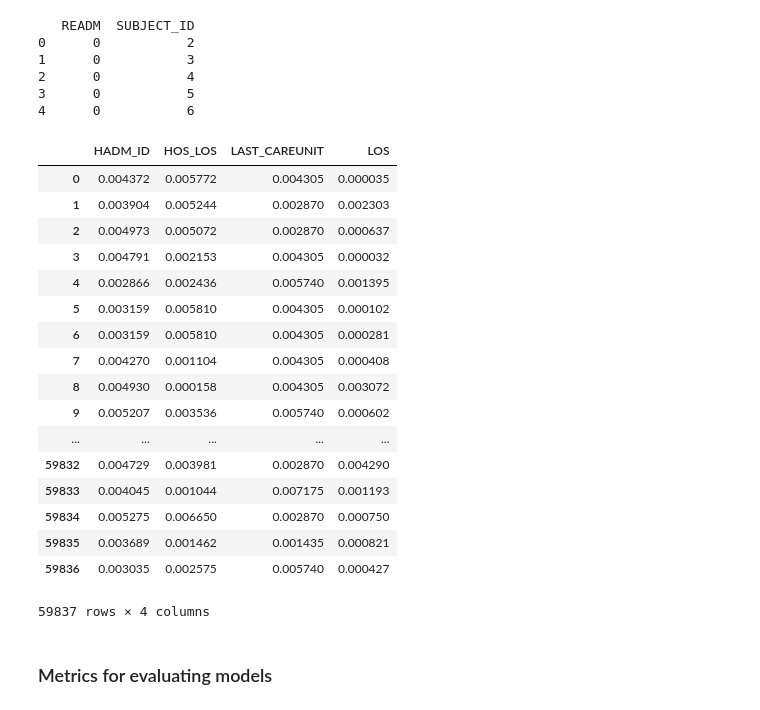
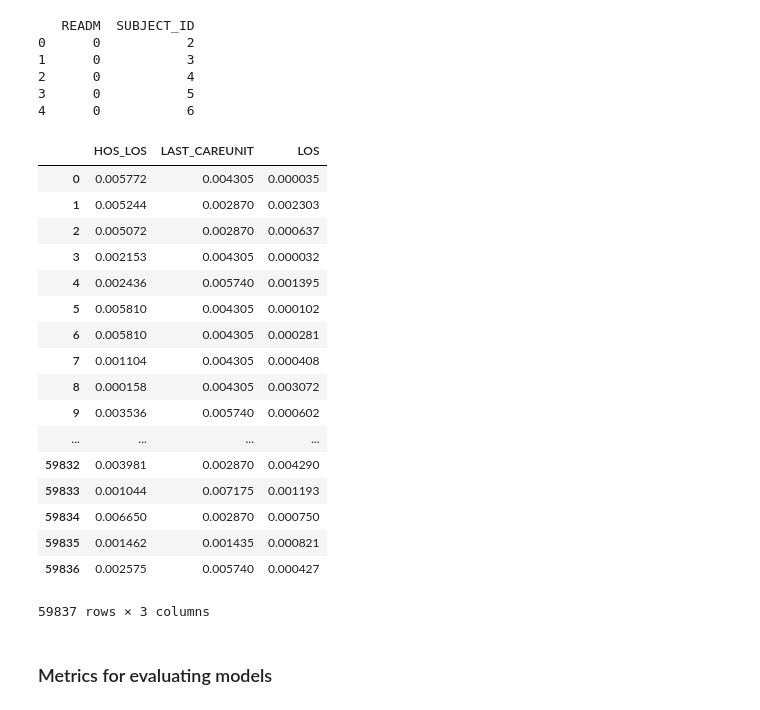
Before and after one commit to kevinmchu/BME590Final, a Jupyter notebook: Design matrix.ipynb, the cells around one changed output. Drawn from its saved outputs; the diff is of its cells as text; code cells hidden in the pictures.

Commit message:
removed hadm

```diff
--- a/Design matrix.ipynb
+++ b/Design matrix.ipynb
@@ -376,44 +376,44 @@ print(truth_df.head())
 # %%
 from sklearn.preprocessing import LabelEncoder, normalize
 from sklearn import metrics
 from sklearn.model_selection import train_test_split
 
 design_mat = features_mat.merge(truth_df,how='inner',on="SUBJECT_ID")
-X = design_mat.iloc[:,1:-1]
+X = design_mat.iloc[:,2:-1]
 
 LCU = design_mat["LAST_CAREUNIT"]
 le = LabelEncoder() # categorical encoder
 LCU = le.fit_transform(LCU.astype(str))
 X['LAST_CAREUNIT'] = LCU
 X['LOS'] = pd.to_numeric(X['LOS']).fillna(0)
 
 # normalize feature values
 for i in list(X):
     X[i] = normalize(X[i][:].values.reshape(-1,1),axis=0)
 
 # make train and test splits
 X_train, X_test, y_train, y_test = train_test_split(X, design_mat.iloc[:,-1],test_size = 0.33, random_state = 0)
 
 X
 # %% [output]
-|  | HADM_ID | HOS_LOS | LAST_CAREUNIT | LOS |
-| 0 | 0.004372 | 0.005772 | 0.004305 | 0.000035 |
-| 1 | 0.003904 | 0.005244 | 0.002870 | 0.002303 |
-| 2 | 0.004973 | 0.005072 | 0.002870 | 0.000637 |
-| 3 | 0.004791 | 0.002153 | 0.004305 | 0.000032 |
-| 4 | 0.002866 | 0.002436 | 0.005740 | 0.001395 |
-| 5 | 0.003159 | 0.005810 | 0.004305 | 0.000102 |
-| 6 | 0.003159 | 0.005810 | 0.004305 | 0.000281 |
-| 7 | 0.004270 | 0.001104 | 0.004305 | 0.000408 |
-| 8 | 0.004930 | 0.000158 | 0.004305 | 0.003072 |
-| 9 | 0.005207 | 0.003536 | 0.005740 | 0.000602 |
-| ... | ... | ... | ... | ... |
-| 59832 | 0.004729 | 0.003981 | 0.002870 | 0.004290 |
-| 59833 | 0.004045 | 0.001044 | 0.007175 | 0.001193 |
-| 59834 | 0.005275 | 0.006650 | 0.002870 | 0.000750 |
-| 59835 | 0.003689 | 0.001462 | 0.001435 | 0.000821 |
-| 59836 | 0.003035 | 0.002575 | 0.005740 | 0.000427 |
+|  | HOS_LOS | LAST_CAREUNIT | LOS |
+| 0 | 0.005772 | 0.004305 | 0.000035 |
+| 1 | 0.005244 | 0.002870 | 0.002303 |
+| 2 | 0.005072 | 0.002870 | 0.000637 |
+| 3 | 0.002153 | 0.004305 | 0.000032 |
+| 4 | 0.002436 | 0.005740 | 0.001395 |
+| 5 | 0.005810 | 0.004305 | 0.000102 |
+| 6 | 0.005810 | 0.004305 | 0.000281 |
+| 7 | 0.001104 | 0.004305 | 0.000408 |
+| 8 | 0.000158 | 0.004305 | 0.003072 |
+| 9 | 0.003536 | 0.005740 | 0.000602 |
+| ... | ... | ... | ... |
+| 59832 | 0.003981 | 0.002870 | 0.004290 |
+| 59833 | 0.001044 | 0.007175 | 0.001193 |
+| 59834 | 0.006650 | 0.002870 | 0.000750 |
+| 59835 | 0.001462 | 0.001435 | 0.000821 |
+| 59836 | 0.002575 | 0.005740 | 0.000427 |
-59837 rows × 4 columns
+59837 rows × 3 columns
 # %% [markdown]
 ### Metrics for evaluating models
 # %%
```
